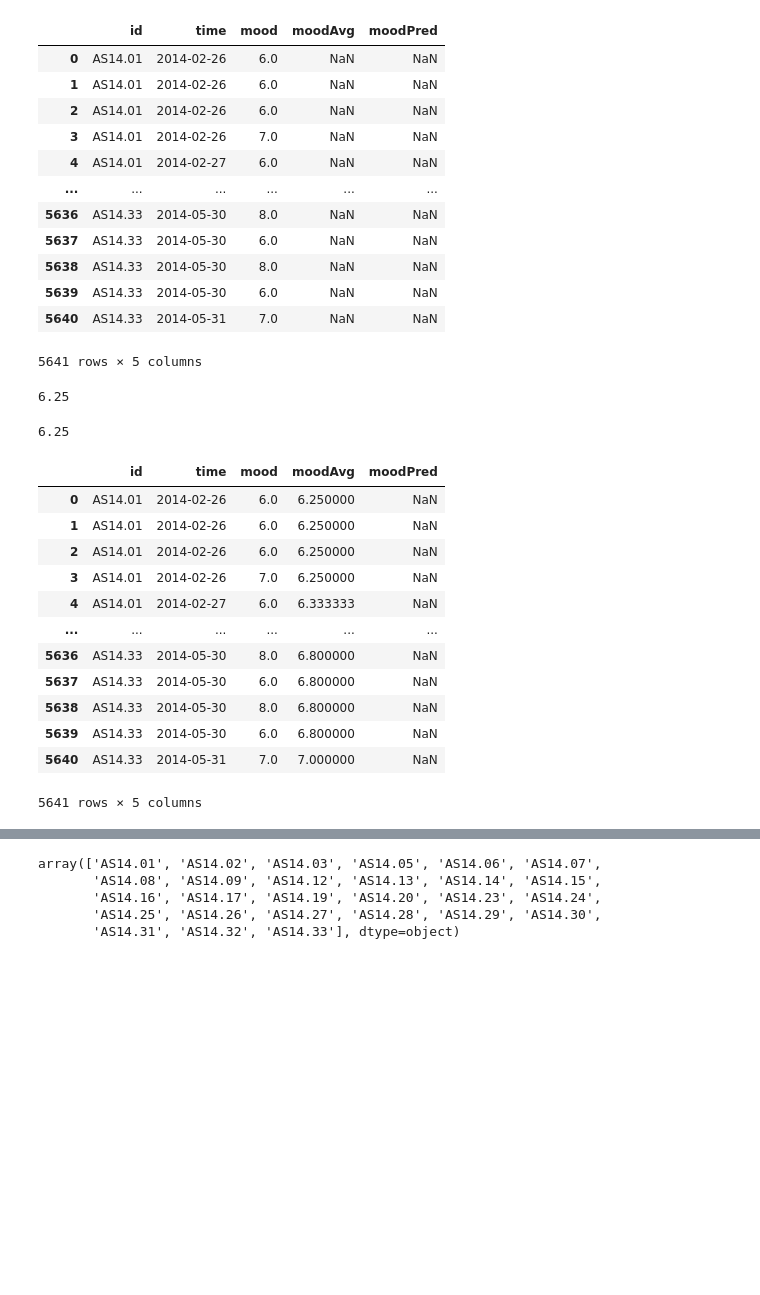
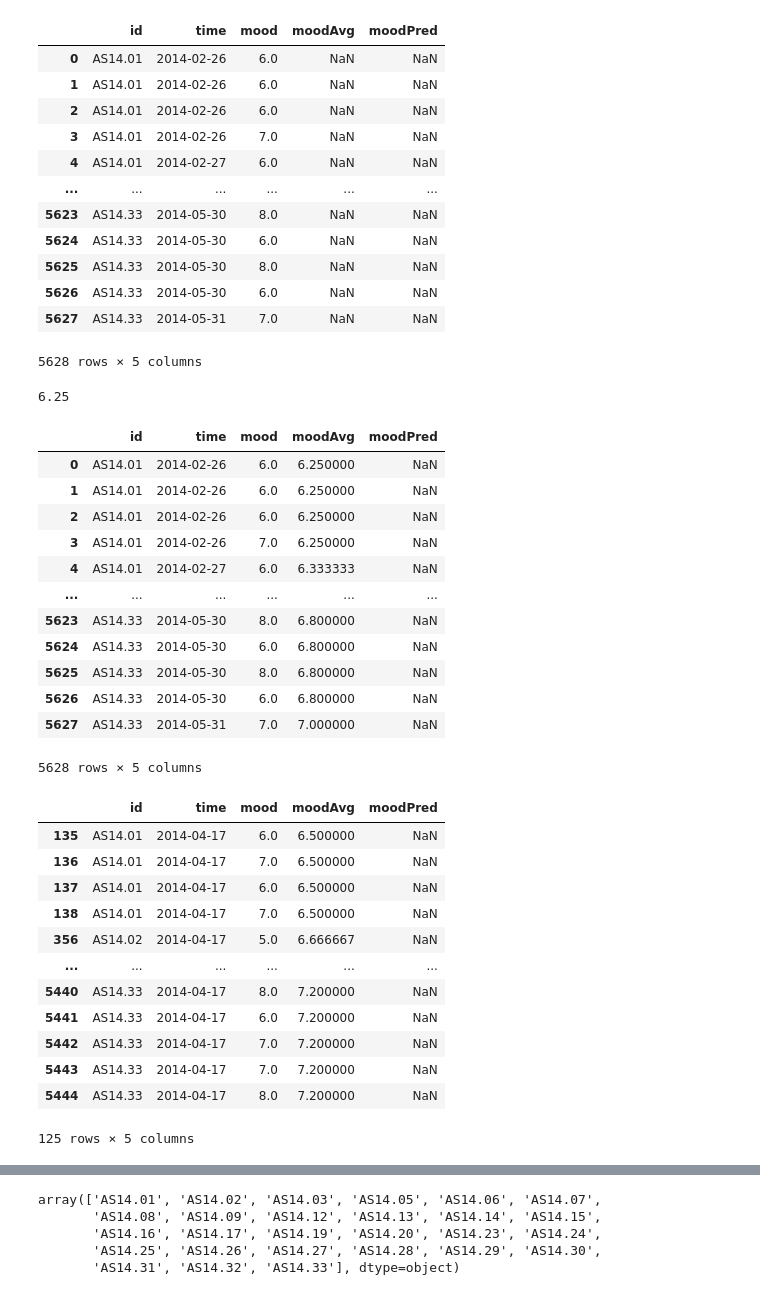
Before and after one commit to guybrush1989/DMT-Group80, a Jupyter notebook: benchmark.ipynb, the cells around one changed output, grey strips where cells are left out. Cells and saved outputs as stored; diff of their text form; code cells hidden in the pictures; blank space fills up the shorter version.

Commit message:
Dropping initial duplicates + reindexing + prep for eval

```diff
--- a/benchmark.ipynb
+++ b/benchmark.ipynb
@@ -47,0 +66,2 @@ df_mood['moodPred'] = np.nan
+# %%
+df_mood = df_mood.drop_duplicates(subset=['id','time'], keep='last').reset_index(drop=True)
@@ -58,10 +84,10 @@ df_mood
 | 3 | AS14.01 | 2014-02-26 | 7.0 | NaN | NaN |
 | 4 | AS14.01 | 2014-02-27 | 6.0 | NaN | NaN |
 | ... | ... | ... | ... | ... | ... |
-| 5636 | AS14.33 | 2014-05-30 | 8.0 | NaN | NaN |
-| 5637 | AS14.33 | 2014-05-30 | 6.0 | NaN | NaN |
-| 5638 | AS14.33 | 2014-05-30 | 8.0 | NaN | NaN |
-| 5639 | AS14.33 | 2014-05-30 | 6.0 | NaN | NaN |
-| 5640 | AS14.33 | 2014-05-31 | 7.0 | NaN | NaN |
+| 5623 | AS14.33 | 2014-05-30 | 8.0 | NaN | NaN |
+| 5624 | AS14.33 | 2014-05-30 | 6.0 | NaN | NaN |
+| 5625 | AS14.33 | 2014-05-30 | 8.0 | NaN | NaN |
+| 5626 | AS14.33 | 2014-05-30 | 6.0 | NaN | NaN |
+| 5627 | AS14.33 | 2014-05-31 | 7.0 | NaN | NaN |
-5641 rows × 5 columns
+5628 rows × 5 columns
 # %%
@@ -70,9 +95,5 @@ df_mood
 # %% [output]
 6.25
-# %%
-df_mood.loc[df_mood['id']==df_mood.iloc[0,0]][df_mood['time']==df_mood.iloc[0,1]]['value'].agg('mean')
-# %% [output]
-6.25
 # %%
 for index in df_mood.index:
   df_mood.iloc[index,3] = df_mood.loc[df_mood['id']==df_mood.iloc[index,0]][df_mood['time']==df_mood.iloc[index,1]]['mood'].agg('mean')
@@ -86,11 +107,28 @@ df_mood
 | 3 | AS14.01 | 2014-02-26 | 7.0 | 6.250000 | NaN |
 | 4 | AS14.01 | 2014-02-27 | 6.0 | 6.333333 | NaN |
 | ... | ... | ... | ... | ... | ... |
-| 5636 | AS14.33 | 2014-05-30 | 8.0 | 6.800000 | NaN |
-| 5637 | AS14.33 | 2014-05-30 | 6.0 | 6.800000 | NaN |
-| 5638 | AS14.33 | 2014-05-30 | 8.0 | 6.800000 | NaN |
-| 5639 | AS14.33 | 2014-05-30 | 6.0 | 6.800000 | NaN |
-| 5640 | AS14.33 | 2014-05-31 | 7.0 | 7.000000 | NaN |
+| 5623 | AS14.33 | 2014-05-30 | 8.0 | 6.800000 | NaN |
+| 5624 | AS14.33 | 2014-05-30 | 6.0 | 6.800000 | NaN |
+| 5625 | AS14.33 | 2014-05-30 | 8.0 | 6.800000 | NaN |
+| 5626 | AS14.33 | 2014-05-30 | 6.0 | 6.800000 | NaN |
+| 5627 | AS14.33 | 2014-05-31 | 7.0 | 7.000000 | NaN |
-5641 rows × 5 columns
+5628 rows × 5 columns
+# %%
+from datetime import date
+df_mood.loc[df_mood['time']== date(2014, 4, 17)]
+# %% [output]
+|  | id | time | mood | moodAvg | moodPred |
+| 135 | AS14.01 | 2014-04-17 | 6.0 | 6.500000 | NaN |
+| 136 | AS14.01 | 2014-04-17 | 7.0 | 6.500000 | NaN |
+| 137 | AS14.01 | 2014-04-17 | 6.0 | 6.500000 | NaN |
+| 138 | AS14.01 | 2014-04-17 | 7.0 | 6.500000 | NaN |
+| 356 | AS14.02 | 2014-04-17 | 5.0 | 6.666667 | NaN |
+| ... | ... | ... | ... | ... | ... |
+| 5440 | AS14.33 | 2014-04-17 | 8.0 | 7.200000 | NaN |
+| 5441 | AS14.33 | 2014-04-17 | 6.0 | 7.200000 | NaN |
+| 5442 | AS14.33 | 2014-04-17 | 7.0 | 7.200000 | NaN |
+| 5443 | AS14.33 | 2014-04-17 | 7.0 | 7.200000 | NaN |
+| 5444 | AS14.33 | 2014-04-17 | 8.0 | 7.200000 | NaN |
+125 rows × 5 columns
 # %%
 df_moodAvg = df_mood.drop(columns=['mood'])
```
Also changed, not shown: parts of 16 cells of this notebook.
